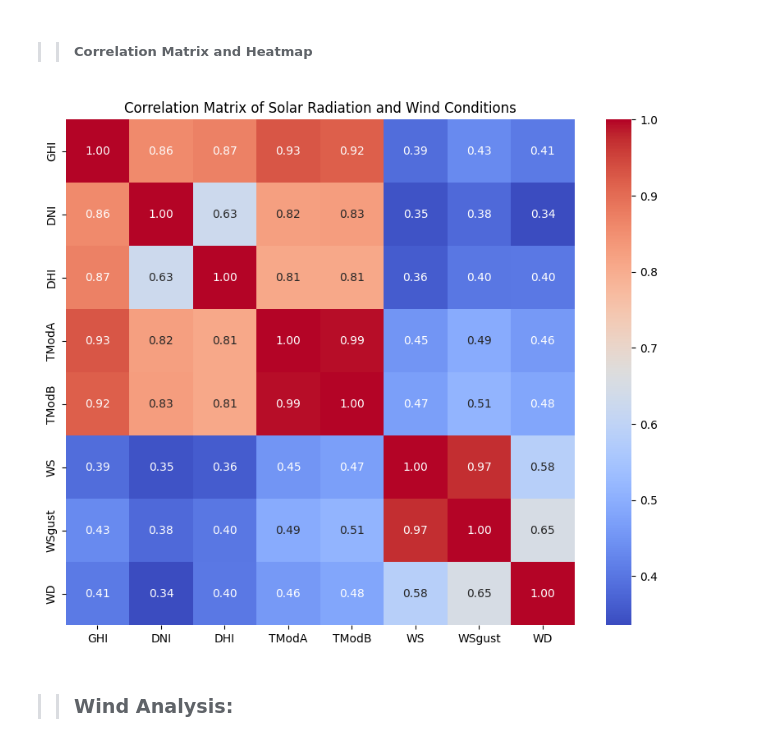
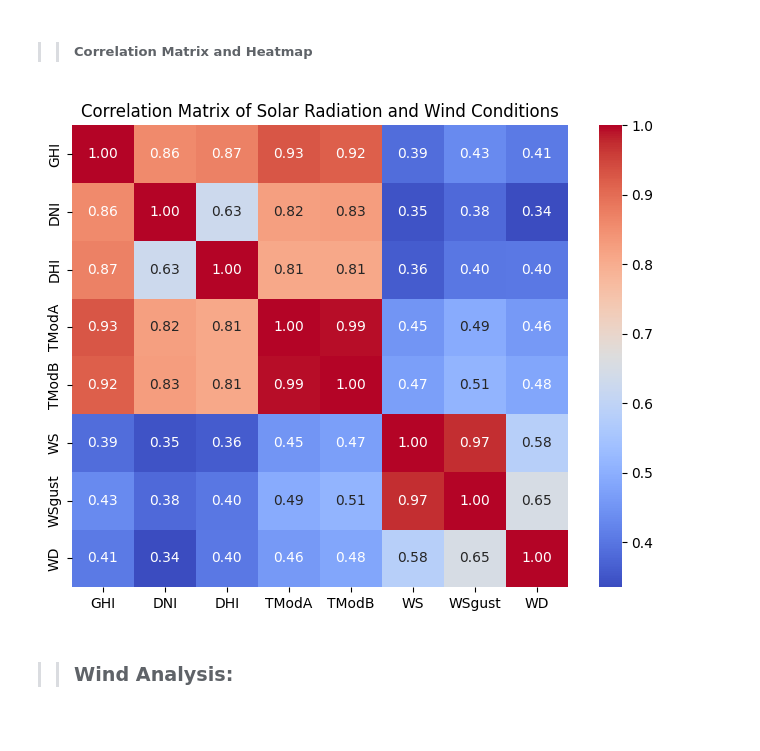
Before and after one commit to naolatomsa/MoonLight-Energy-Solutions-, a Jupyter notebook: notebooks/sierraleoneBumbuna.ipynb, the cells around one changed output. Saved outputs shown, nothing was run; the diff lists cells and outputs as text; code cells hidden in the pictures.

```diff
--- a/notebooks/sierraleoneBumbuna.ipynb
+++ b/notebooks/sierraleoneBumbuna.ipynb
@@ -427,14 +427,14 @@ dataCorr = data[columns]
 # %%
 # Compute correlation matrix
 correlation_matrix = dataCorr.corr()
 
 # Plot heatmap
-plt.figure(figsize=(10, 8))
+plt.figure(figsize=(8, 6))
 sns.heatmap(correlation_matrix, annot=True, cmap='coolwarm', fmt=".2f")
 plt.title("Correlation Matrix of Solar Radiation and Wind Conditions")
 plt.show()
 # %% [output]
-[figure, old version]
+[figure, new version]
 # %% [markdown]
 >> ### Wind Analysis:
 # %%
```
Also changed, not shown: 2 other files.
